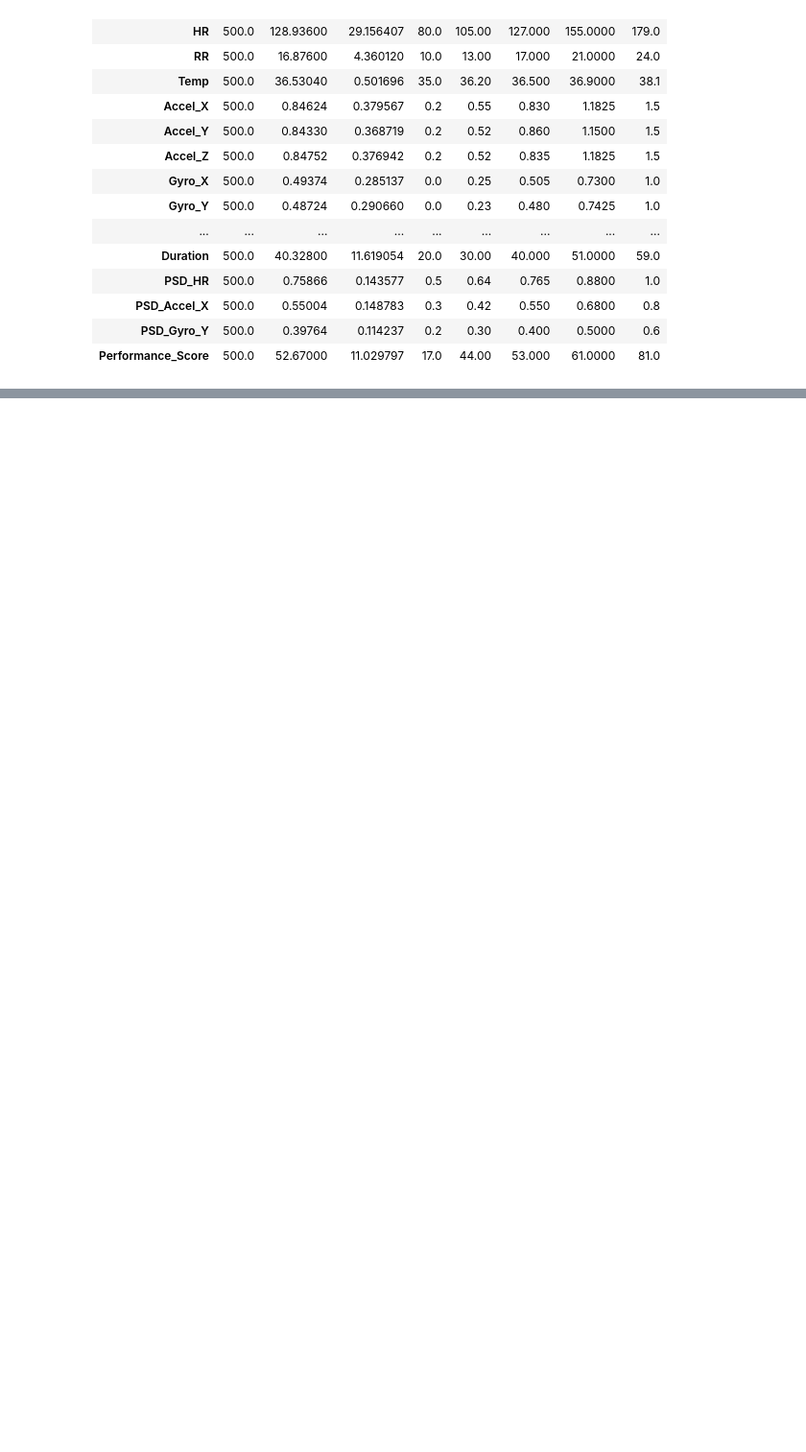
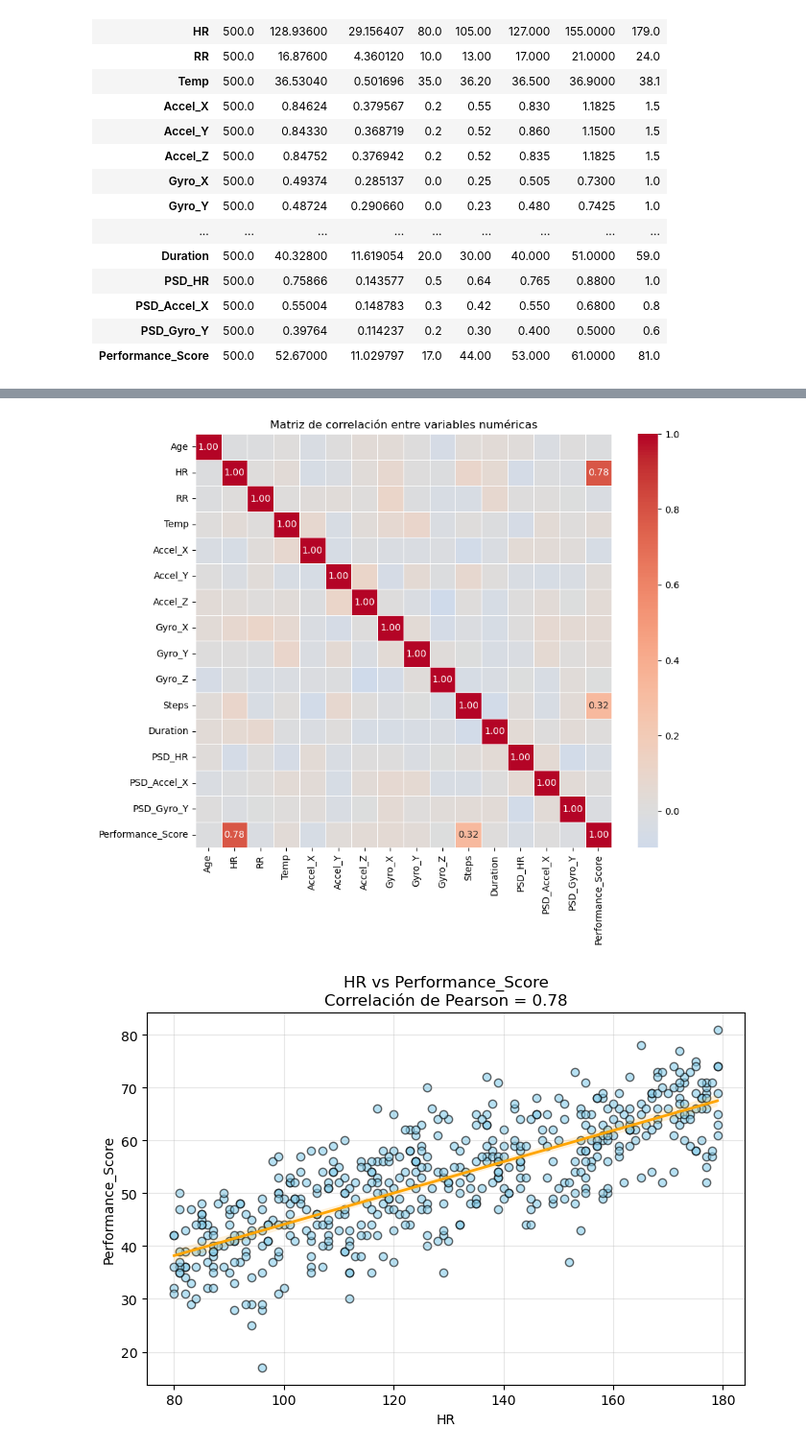
Before and after one commit to miguelnunez21/EDA-Proyectos-II, a Jupyter notebook: EDA_ProyectosII.ipynb, the cells around one changed output, grey strips where cells are left out. Shown at 96% size. Drawn from its saved outputs; the diff is of its cells as text; code cells hidden in the pictures; blank space fills up the shorter version.

```diff
--- a/EDA_ProyectosII.ipynb
+++ b/EDA_ProyectosII.ipynb
@@ -447,0 +560,27 @@ pipe.mostrar_tablas_frecuencias (sptr)
+# %%
+
+num_cols = sptr.select_dtypes(include=["int64", "float64"]).columns
+
+
+corr_matrix = sptr[num_cols].corr(method="pearson")
+annot = corr_matrix.applymap(lambda x: f"{x:.2f}" if abs(x) >= 0.3 else "")
+
+plt.figure(figsize=(10,8))
+sns.heatmap(corr_matrix, cmap="coolwarm", center=0, annot=annot, fmt="", linewidth=0.5,cbar=True)
+plt.title("Matriz de correlación entre variables numéricas")
+plt.show()
+
+
+#pipe.plot_numerical_vs_numerical(sptr, "HR", "Temp")
+#pipe.plot_numerical_vs_numerical(sptr, "Age", "HR")
+#pipe.plot_numerical_vs_numerical(sptr, "Age", "RR")
+#pipe.plot_numerical_vs_numerical(sptr, "Age", "Performance_Score")
+#pipe.plot_numerical_vs_numerical(sptr, "Duration", "Performance_Score")
+pipe.plot_numerical_vs_numerical(sptr, "HR", "Performance_Score")
+#pipe.plot_numerical_vs_numerical(sptr, "RR", "Performance_Score")
+pipe.plot_numerical_vs_numerical(sptr, "Steps", "Performance_Score")
+#pipe.plot_numerical_vs_numerical(sptr, "RR", "HR")
+#pipe.plot_numerical_vs_numerical(sptr, "PSD_HR", "HR")
+# %% [output]
+[figure, added]
+[figure, added]
```
Also changed, not shown: parts of 9 cells of this notebook, 2 other files.
